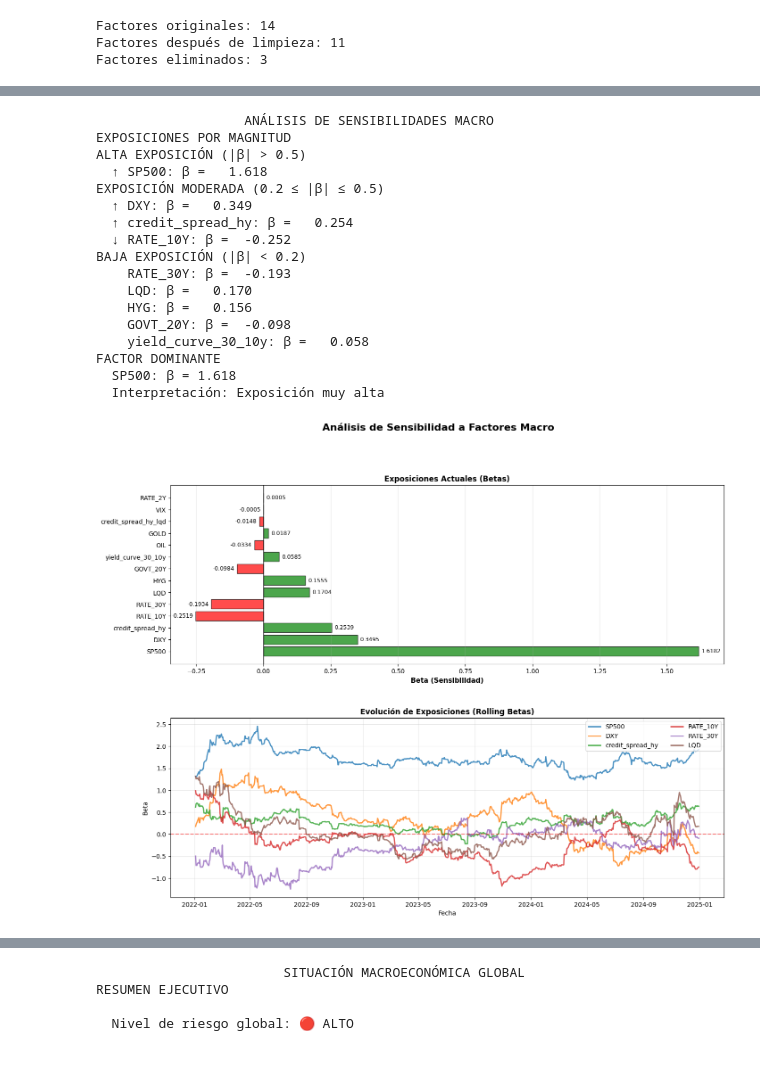
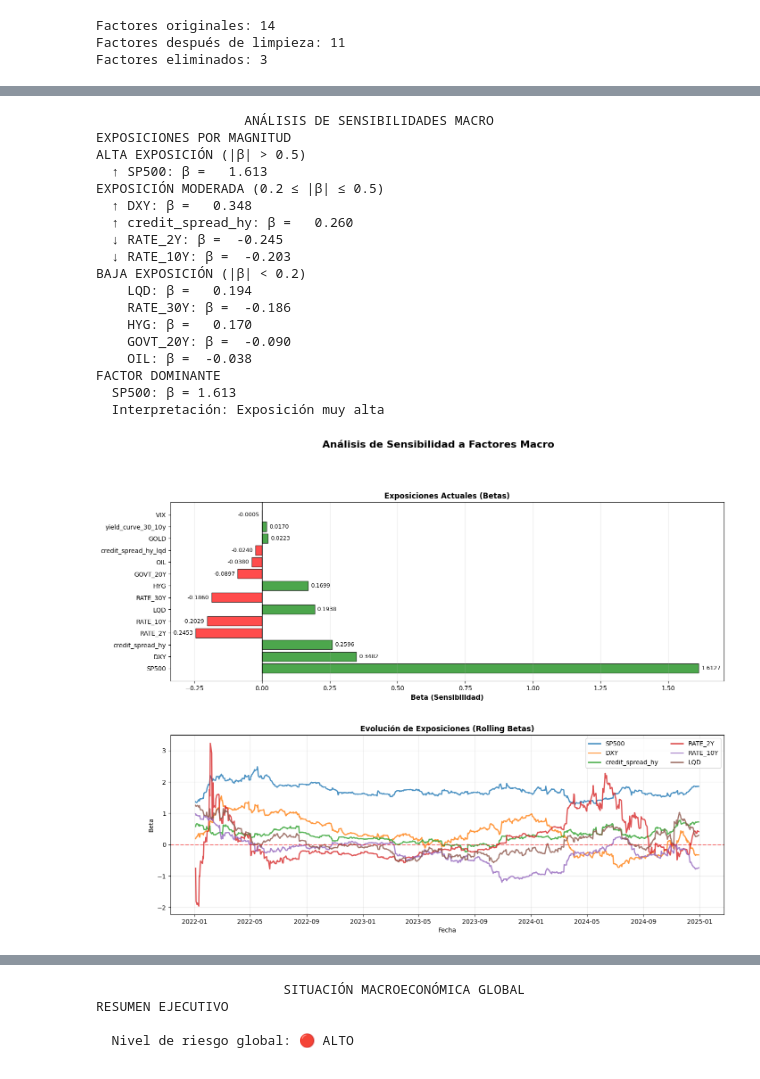
Before and after one commit to marcosherediapimienta/quant, a Jupyter notebook: projects/quant/macro/macro_analysis.ipynb, the cells around one changed output, grey strips where cells are left out. Cells and saved outputs as stored; diff of their text form; code cells hidden in the pictures.

```diff
--- a/projects/quant/macro/macro_analysis.ipynb
+++ b/projects/quant/macro/macro_analysis.ipynb
@@ -203,38 +199,39 @@ FACTORES LAGGING (siguen al portafolio)
 # %%
 sens_results = sens_analyzer.analyze(
     portfolio_returns,
     factors_for_analysis
 )
 
 sens_reporter.print_analysis(sens_results)
 
 rolling_betas = sens_analyzer.analyze_rolling(
     portfolio_returns,
     factors_for_analysis,
-    window=ROLLING_WINDOW
+    window=REGIME_WINDOW
 )
 
 fig = sens_viz.plot_sensitivity_analysis(sens_results, rolling_betas=rolling_betas)
 plt.show()
 # %% [output]
                    ANÁLISIS DE SENSIBILIDADES MACRO
 EXPOSICIONES POR MAGNITUD
 ALTA EXPOSICIÓN (|β| > 0.5)
-  ↑ SP500: β =   1.618
+  ↑ SP500: β =   1.613
 EXPOSICIÓN MODERADA (0.2 ≤ |β| ≤ 0.5)
-  ↑ DXY: β =   0.349
-  ↑ credit_spread_hy: β =   0.254
-  ↓ RATE_10Y: β =  -0.252
+  ↑ DXY: β =   0.348
+  ↑ credit_spread_hy: β =   0.260
+  ↓ RATE_2Y: β =  -0.245
+  ↓ RATE_10Y: β =  -0.203
 BAJA EXPOSICIÓN (|β| < 0.2)
-    RATE_30Y: β =  -0.193
-    LQD: β =   0.170
-    HYG: β =   0.156
-    GOVT_20Y: β =  -0.098
-    yield_curve_30_10y: β =   0.058
+    LQD: β =   0.194
+    RATE_30Y: β =  -0.186
+    HYG: β =   0.170
+    GOVT_20Y: β =  -0.090
+    OIL: β =  -0.038
 FACTOR DOMINANTE
-  SP500: β = 1.618
+  SP500: β = 1.613
   Interpretación: Exposición muy alta
-[figure, old version]
+[figure, new version]
 # %%
 fig = sens_viz.plot_rolling_betas(rolling_betas, figsize=(16, 10))
 plt.show()
```
Also changed, not shown: parts of 6 cells of this notebook, 10 other files.
